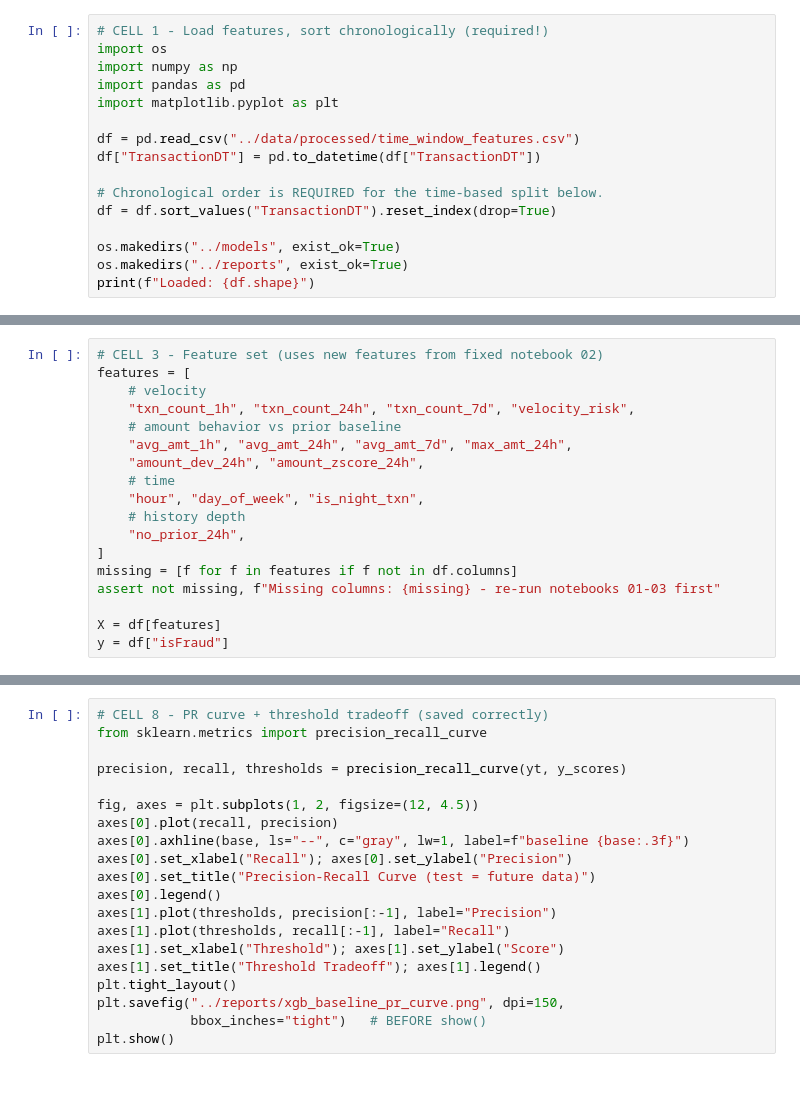
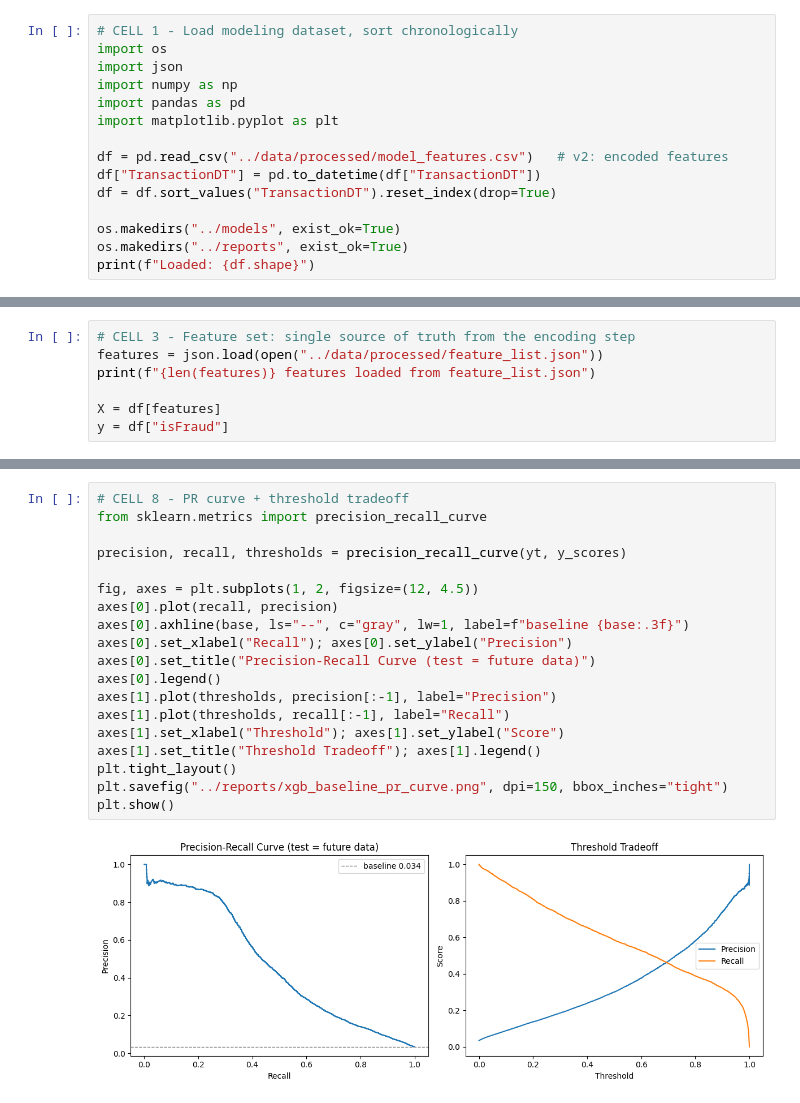
Before and after one commit to ttashi7/Fraud-Detection-and-AI-Investigation-Assistant, a Jupyter notebook: notebooks/04_xgboost_baseline.ipynb, the cells around one changed output, grey strips where cells are left out. Drawn from its saved outputs; the diff is of its cells as text.

```diff
--- a/notebooks/04_xgboost_baseline.ipynb
+++ b/notebooks/04_xgboost_baseline.ipynb
@@ -9,14 +9,13 @@ Trains the supervised fraud-scoring model on time-window features.
 # %%
-# CELL 1 - Load features, sort chronologically (required!)
+# CELL 1 - Load modeling dataset, sort chronologically
 import os
+import json
 import numpy as np
 import pandas as pd
 import matplotlib.pyplot as plt
 
-df = pd.read_csv("../data/processed/time_window_features.csv")
+df = pd.read_csv("../data/processed/model_features.csv")   # v2: encoded features
 df["TransactionDT"] = pd.to_datetime(df["TransactionDT"])
-
-# Chronological order is REQUIRED for the time-based split below.
 df = df.sort_values("TransactionDT").reset_index(drop=True)
 
 os.makedirs("../models", exist_ok=True)
@@ -29,20 +30,9 @@ if "velocity_risk" not in df.columns:
         df["txn_count_1h"] / df["txn_count_24h"].clip(lower=1)
     ).clip(0, 1)
 # %%
-# CELL 3 - Feature set (uses new features from fixed notebook 02)
-features = [
-    # velocity
-    "txn_count_1h", "txn_count_24h", "txn_count_7d", "velocity_risk",
-    # amount behavior vs prior baseline
-    "avg_amt_1h", "avg_amt_24h", "avg_amt_7d", "max_amt_24h",
-    "amount_dev_24h", "amount_zscore_24h",
-    # time
-    "hour", "day_of_week", "is_night_txn",
-    # history depth
-    "no_prior_24h",
-]
-missing = [f for f in features if f not in df.columns]
-assert not missing, f"Missing columns: {missing} - re-run notebooks 01-03 first"
+# CELL 3 - Feature set: single source of truth from the encoding step
+features = json.load(open("../data/processed/feature_list.json"))
+print(f"{len(features)} features loaded from feature_list.json")
 
 X = df[features]
 y = df["isFraud"]
@@ -108,23 +107,24 @@ print(f"lift over baseline: {ap / base:.1f}x")
 # %%
-# CELL 8 - PR curve + threshold tradeoff (saved correctly)
+# CELL 8 - PR curve + threshold tradeoff
 from sklearn.metrics import precision_recall_curve
 
 precision, recall, thresholds = precision_recall_curve(yt, y_scores)
 
 fig, axes = plt.subplots(1, 2, figsize=(12, 4.5))
 axes[0].plot(recall, precision)
 axes[0].axhline(base, ls="--", c="gray", lw=1, label=f"baseline {base:.3f}")
 axes[0].set_xlabel("Recall"); axes[0].set_ylabel("Precision")
 axes[0].set_title("Precision-Recall Curve (test = future data)")
 axes[0].legend()
 axes[1].plot(thresholds, precision[:-1], label="Precision")
 axes[1].plot(thresholds, recall[:-1], label="Recall")
 axes[1].set_xlabel("Threshold"); axes[1].set_ylabel("Score")
 axes[1].set_title("Threshold Tradeoff"); axes[1].legend()
 plt.tight_layout()
-plt.savefig("../reports/xgb_baseline_pr_curve.png", dpi=150,
-            bbox_inches="tight")   # BEFORE show()
+plt.savefig("../reports/xgb_baseline_pr_curve.png", dpi=150, bbox_inches="tight")
 plt.show()
+# %% [output]
+[figure, added]
 # %%
 # CELL 9 - Threshold table: what each cutoff costs operationally
 rows = []
```
Also changed, not shown: parts of 12 cells of this notebook, 23 other files.
